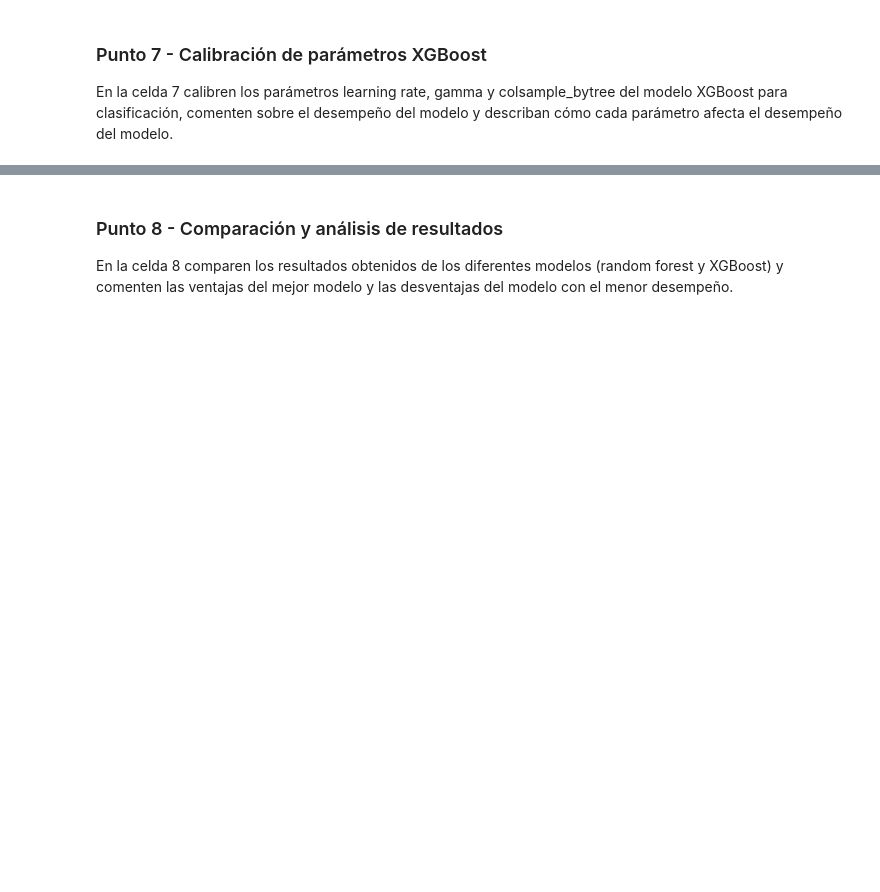
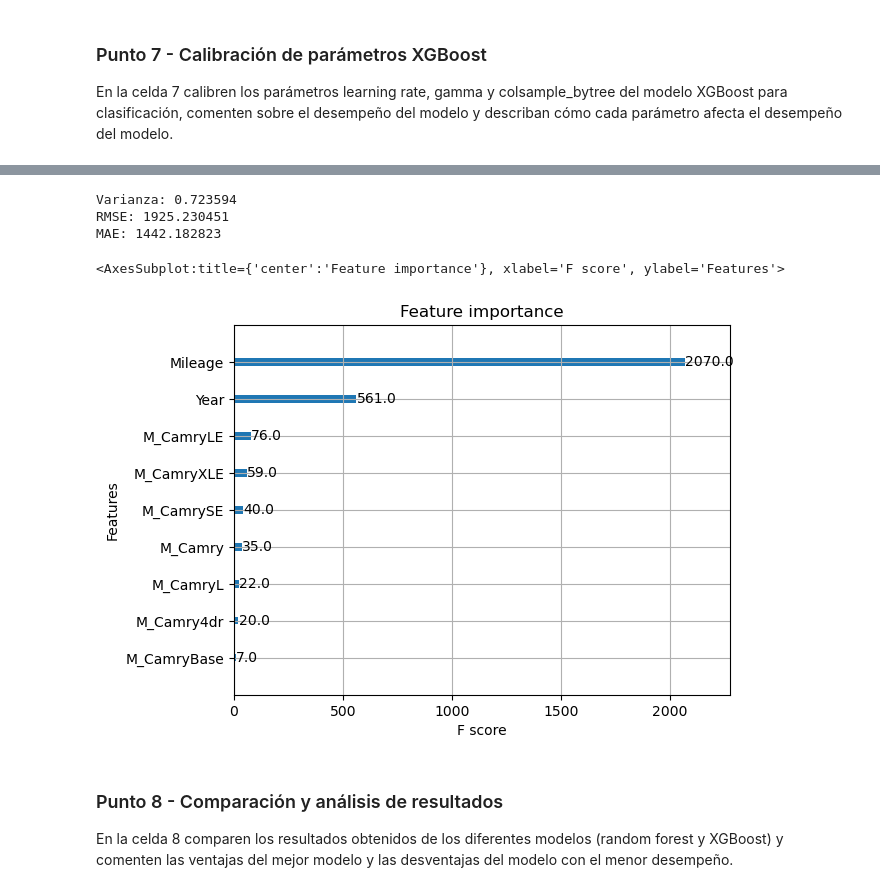
Before and after one commit to Josehoyos26/ML-y-PLN-Grupo-26, a Jupyter notebook: S2TC1_RandomForests_Boosting.ipynb, the cells around one changed output, grey strips where cells are left out. Drawn from its saved outputs; the diff is of its cells as text; code cells hidden in the pictures; blank space fills up the shorter version.

```diff
--- a/S2TC1_RandomForests_Boosting.ipynb
+++ b/S2TC1_RandomForests_Boosting.ipynb
@@ -415,0 +391,4 @@ En la celda 7 calibren los parámetros learning rate, gamma y colsample_bytree d
+# %%
+# Implementando un Modelo XGBoost Clasificador con parametros learning rate, gamma y colsample_bytree calibrados
+xgb_reg_calibrado = XGBRegressor(gamma=0, learning_rate=0.5, colsample_bytree=1, n_estimators=100)
+xgb_reg_calibrado
@@ -416,3 +407,26 @@ En la celda 7 calibren los parámetros learning rate, gamma y colsample_bytree d
+# %%
+# Entrenamiento (fit) y desempeño del modelo XGBClassifier Calibrado
+xgb_reg_calibrado.fit(X_train, y_train)
+
+y_pred_xgb_calibrado = xgb_reg_calibrado.predict(X_test)
+
+# Variance_score
+print("Varianza: %f" % (explained_variance_score(y_pred_xgb_calibrado, y_test)))
+
+# RMSE
+print("RMSE: %f" % (np.sqrt(mean_squared_error(y_test, y_pred_xgb_calibrado))))
+
+# MAE
+print('MAE: %f' % (mean_absolute_error(y_test, y_pred_xgb_calibrado)))
+# %% [output]
+Varianza: 0.723594
+RMSE: 1925.230451
+MAE: 1442.182823
+# %%
+plot_importance(xgb_reg_calibrado)
+# %% [output]
+<AxesSubplot:title={'center':'Feature importance'}, xlabel='F score', ylabel='Features'>
+[figure, added]
 # %% [markdown]
 ### Punto 8 - Comparación y análisis de resultados
 En la celda 8 comparen los resultados obtenidos de los diferentes modelos (random forest y XGBoost) y comenten las ventajas del mejor modelo y las desventajas del modelo con el menor desempeño.
```
Also changed, not shown: parts of 22 cells of this notebook.
